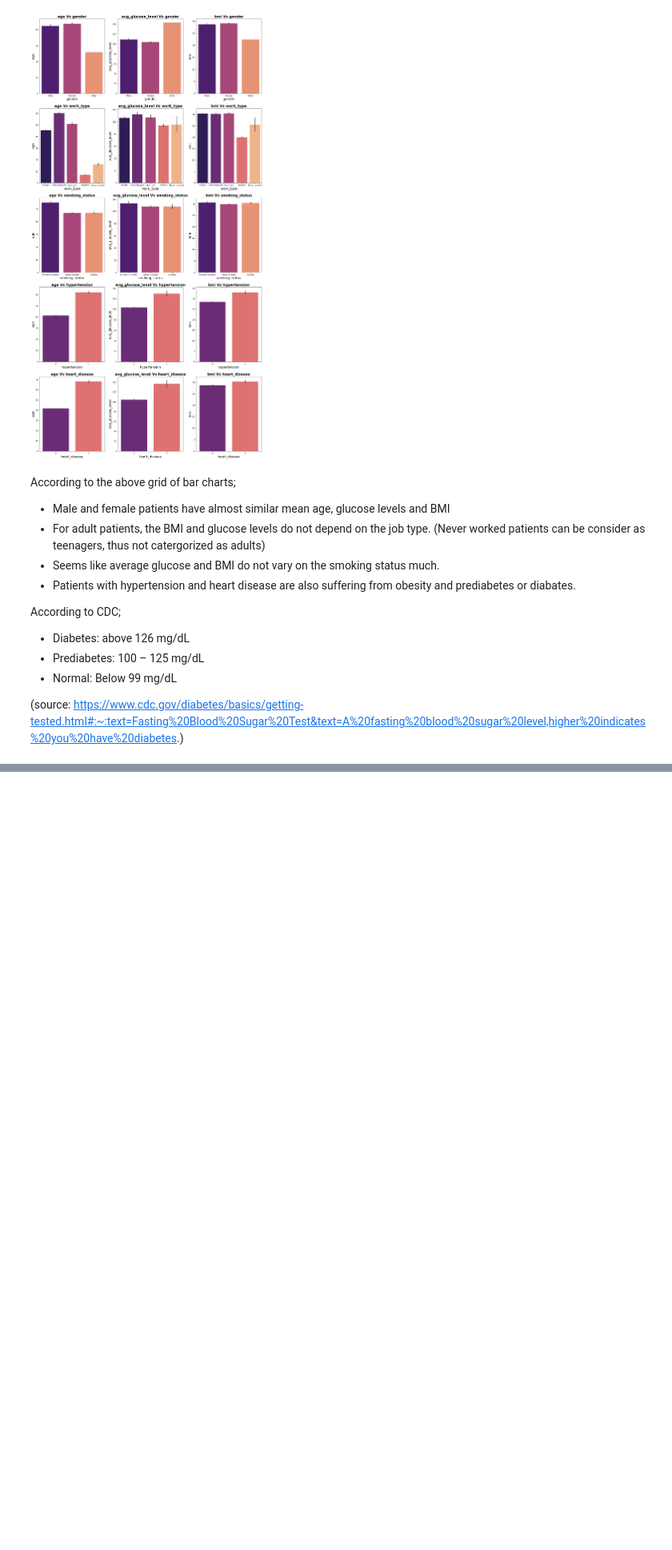
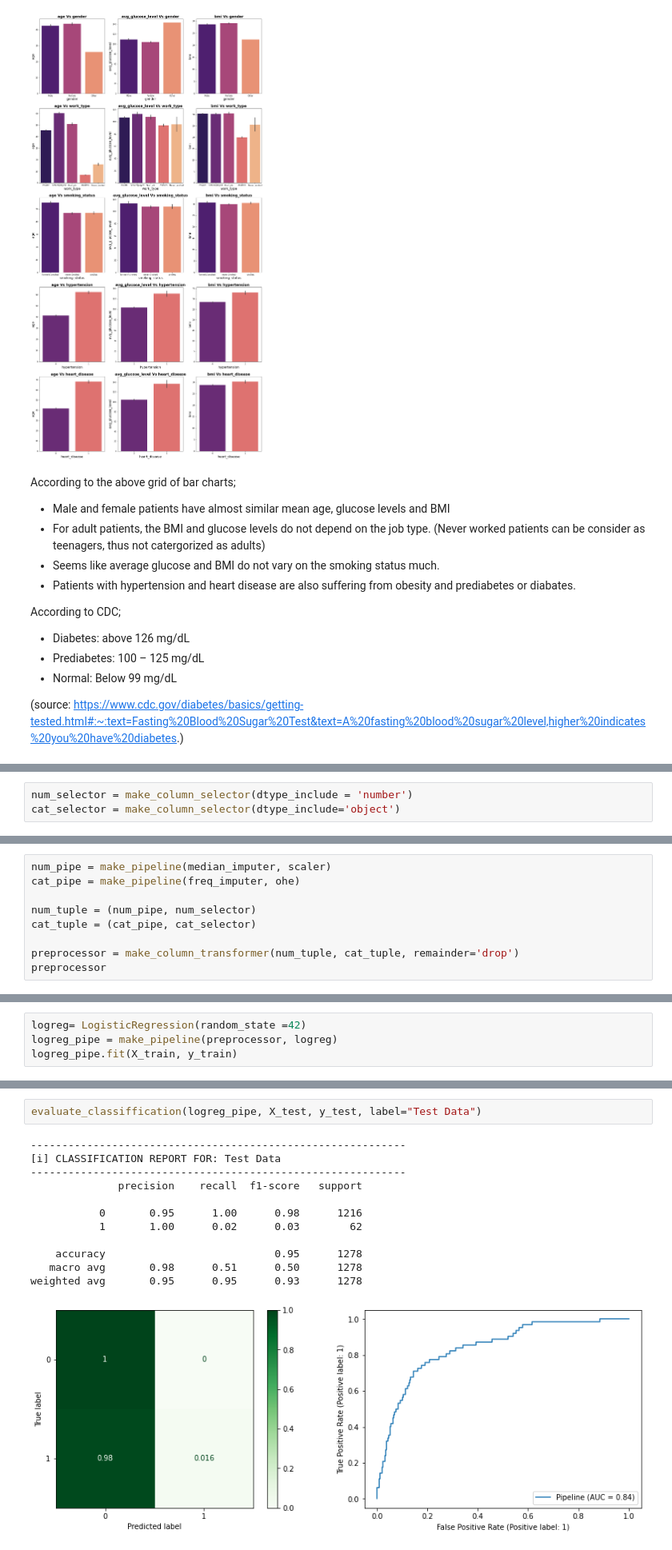
Before and after one commit to sheha919/Stroke_Prediction, a Jupyter notebook: stroke_prediction.ipynb, the cells around one changed output, grey strips where cells are left out. Shown at 80% size. Drawn from its saved outputs; the diff is of its cells as text; blank space fills up the shorter version.

```diff
--- a/stroke_prediction.ipynb
+++ b/stroke_prediction.ipynb
@@ -372,0 +467,3 @@ According to CDC;
+# %%
+num_selector = make_column_selector(dtype_include = 'number')
+cat_selector = make_column_selector(dtype_include='object')
@@ -372,0 +472,9 @@ According to CDC;
+# %%
+num_pipe = make_pipeline(median_imputer, scaler)
+cat_pipe = make_pipeline(freq_imputer, ohe)
+
+num_tuple = (num_pipe, num_selector)
+cat_tuple = (cat_pipe, cat_selector)
+
+preprocessor = make_column_transformer(num_tuple, cat_tuple, remainder='drop')
+preprocessor
@@ -372,0 +527,4 @@ According to CDC;
+# %%
+logreg= LogisticRegression(random_state =42)
+logreg_pipe = make_pipeline(preprocessor, logreg)
+logreg_pipe.fit(X_train, y_train)
@@ -372,0 +547,15 @@ According to CDC;
+# %%
+evaluate_classiffication(logreg_pipe, X_test, y_test, label="Test Data")
+# %% [output]
+------------------------------------------------------------
+[i] CLASSIFICATION REPORT FOR: Test Data
+------------------------------------------------------------
+              precision    recall  f1-score   support
+
+           0       0.95      1.00      0.98      1216
+           1       1.00      0.02      0.03        62
+
+    accuracy                           0.95      1278
+   macro avg       0.98      0.51      0.50      1278
+weighted avg       0.95      0.95      0.93      1278
+[figure, added]
```
Also changed, not shown: parts of 72 cells of this notebook.
